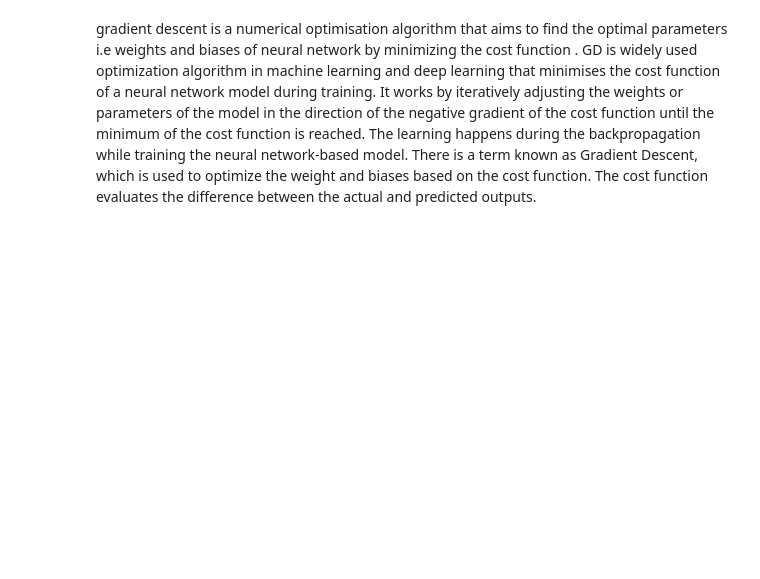
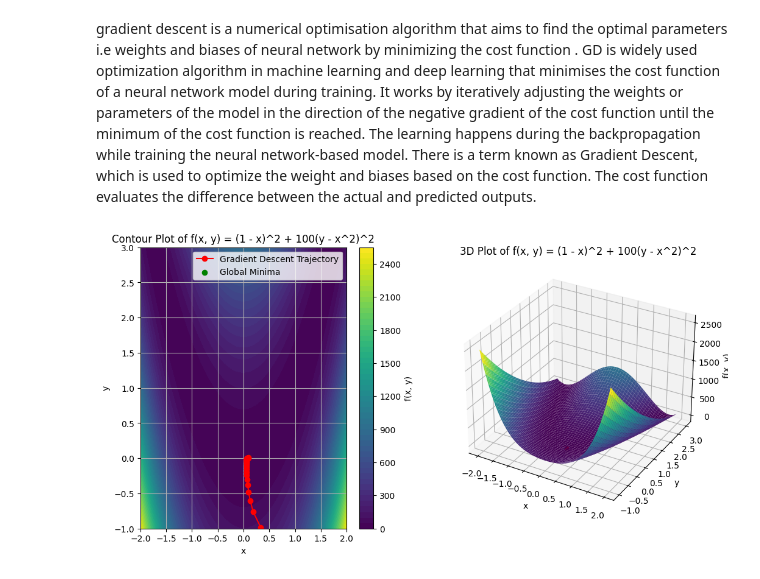
Before and after one commit to joshIsac/DeepLearningLab, a Jupyter notebook: 2348523_perceptronandgradientdescent.ipynb, the cells around one changed output. Cells and saved outputs as stored; diff of their text form; code cells hidden in the pictures; blank space fills up the shorter version.

```diff
--- a/2348523_perceptronandgradientdescent.ipynb
+++ b/2348523_perceptronandgradientdescent.ipynb
@@ -216,3 +318,84 @@ def grad_descent(lr,x,epsilon)
 # %% [markdown]
 gradient descent is a numerical optimisation algorithm that aims to find the optimal parameters i.e weights and biases of neural network by minimizing the cost function .
 GD is widely used optimization algorithm in machine learning and deep learning that minimises the cost function of a neural network model during training. It works by iteratively adjusting the weights or parameters of the model in the direction of the negative gradient of the cost function until the minimum of the cost function is reached. The learning happens during the backpropagation while training the neural network-based model. There is a term known as Gradient Descent, which is used to optimize the weight and biases based on the cost function. The cost function evaluates the difference between the actual and predicted outputs.
+# %%
+import numpy as np
+import matplotlib.pyplot as plt
+from mpl_toolkits.mplot3d import Axes3D
+
+# Definition of function f(x, y)
+def func(x, y):
+    return (1 - x)**2 + 100 * (y - x**2)**2
+
+# Partial derivatives of the function with respect to x and y
+def df_dx(x, y):
+    return -2 * (1 - x) - 400 * x * (y - x**2)
+
+def df_dy(x, y):
+    return 200 * (y - x**2)
+
+# Gradient descent algorithm
+def grad_descent(lr, precision, n=np.random.randint(0, 100)):
+    x = np.random.uniform(-1, 1)  # Adjust the range of initial random values
+    y = np.random.uniform(-1, 1)  # Adjust the range of initial random values
+    ini_x = [x]
+    ini_y = [y]
+    iterations = 0
+
+    for _ in range(n):
+        x_new = x - lr * df_dx(x, y)
+        y_new = y - lr * df_dy(x, y)
+        if np.sqrt((x_new - x)**2 + (y_new - y)**2) < precision:
+            break
+        x, y = x_new, y_new
+        ini_x.append(x)
+        ini_y.append(y)
+        iterations += 1
+
+    return x, y, iterations, ini_x, ini_y
+
+lr = 0.001  # Reduce the learning rate
+precision = 0.0001  # Increase the precision
+
+# Execute Gradient Descent for f(x, y) = (1 - x)^2 + 100(y - x^2)^2
+minima_x, minima_y, iter_f1, ini_x, ini_y = grad_descent(lr, precision)
+
+# Plot the contour plot of the function
+x = np.linspace(-2, 2, 100)
+y = np.linspace(-1, 3, 100)
+X, Y = np.meshgrid(x, y)
+Z = func(X, Y)
+
+fig = plt.figure(figsize=(12, 6))
+
+# 2D Contour Plot
+plt.subplot(1, 2, 1)
+plt.contourf(X, Y, Z, levels=50, cmap='viridis')
+plt.colorbar(label='f(x, y)')
+plt.xlabel('x')
+plt.ylabel('y')
+plt.title('Contour Plot of f(x, y) = (1 - x)^2 + 100(y - x^2)^2')
+
+# Plot the trajectory of (x, y) values
+plt.plot(ini_x, ini_y, '-o', color='red', label='Gradient Descent Trajectory')
+plt.scatter(minima_x, minima_y, color='green', label='Global Minima')
+plt.legend()
+plt.grid(True)
+
+# 3D Plot
+ax = plt.subplot(1, 2, 2, projection='3d')
+ax.plot_surface(X, Y, Z, cmap='viridis', edgecolor='none')
+ax.scatter(minima_x, minima_y, func(minima_x, minima_y), color='red', label='Global Minima')
+ax.set_xlabel('x')
+ax.set_ylabel('y')
+ax.set_zlabel('f(x, y)')
+ax.set_title('3D Plot of f(x, y) = (1 - x)^2 + 100(y - x^2)^2')
+
+plt.show()
+
+print("For f(x, y) = (1 - x)^2 + 100(y - x^2)^2:")
+print("Global Minima (x):", minima_x)
+print("Global Minima (y):", minima_y)
+print("Iterations:", iter_f1)
+# %% [output]
+[figure, added]
```
Also changed, not shown: parts of 6 cells of this notebook.
